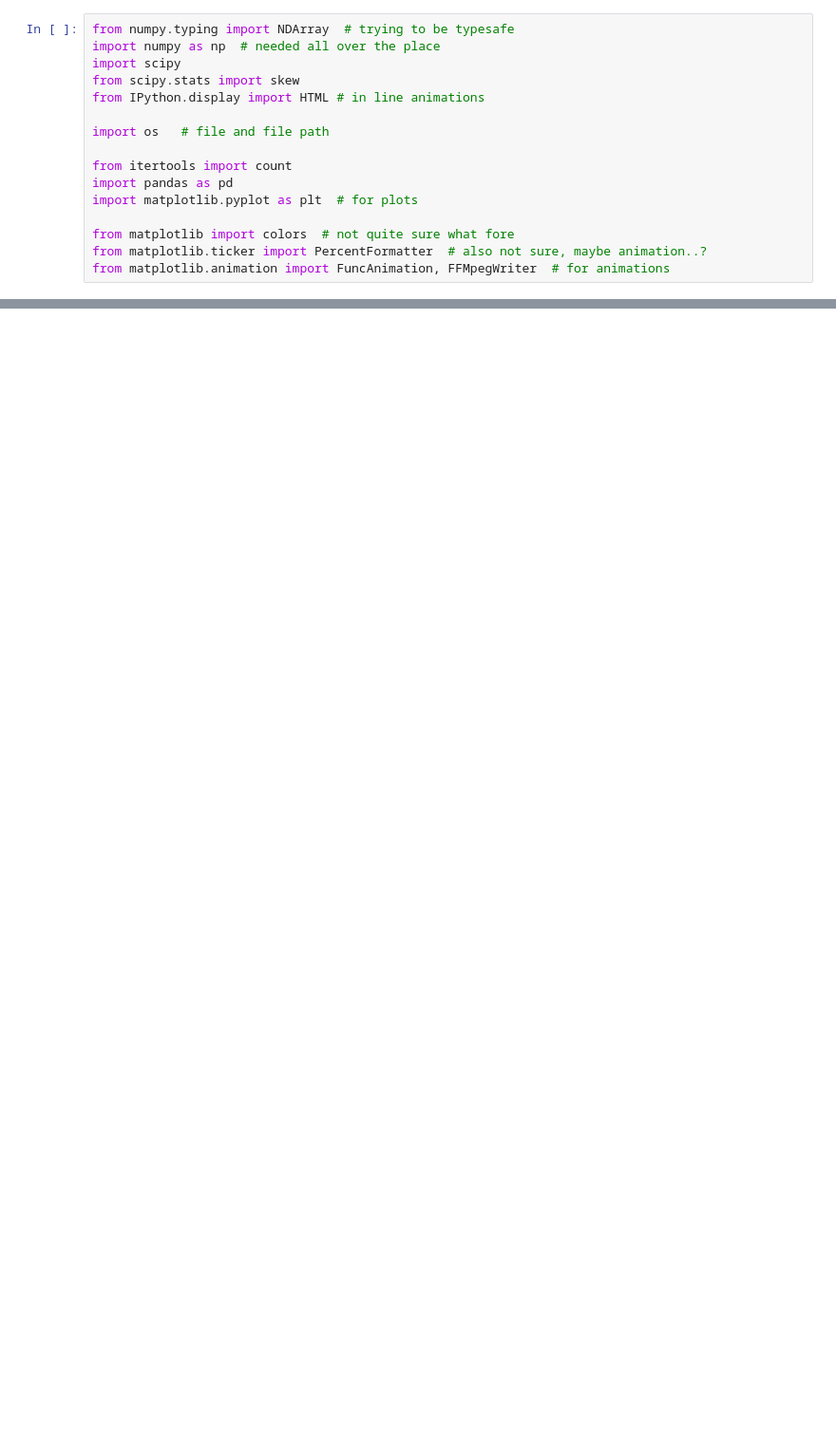
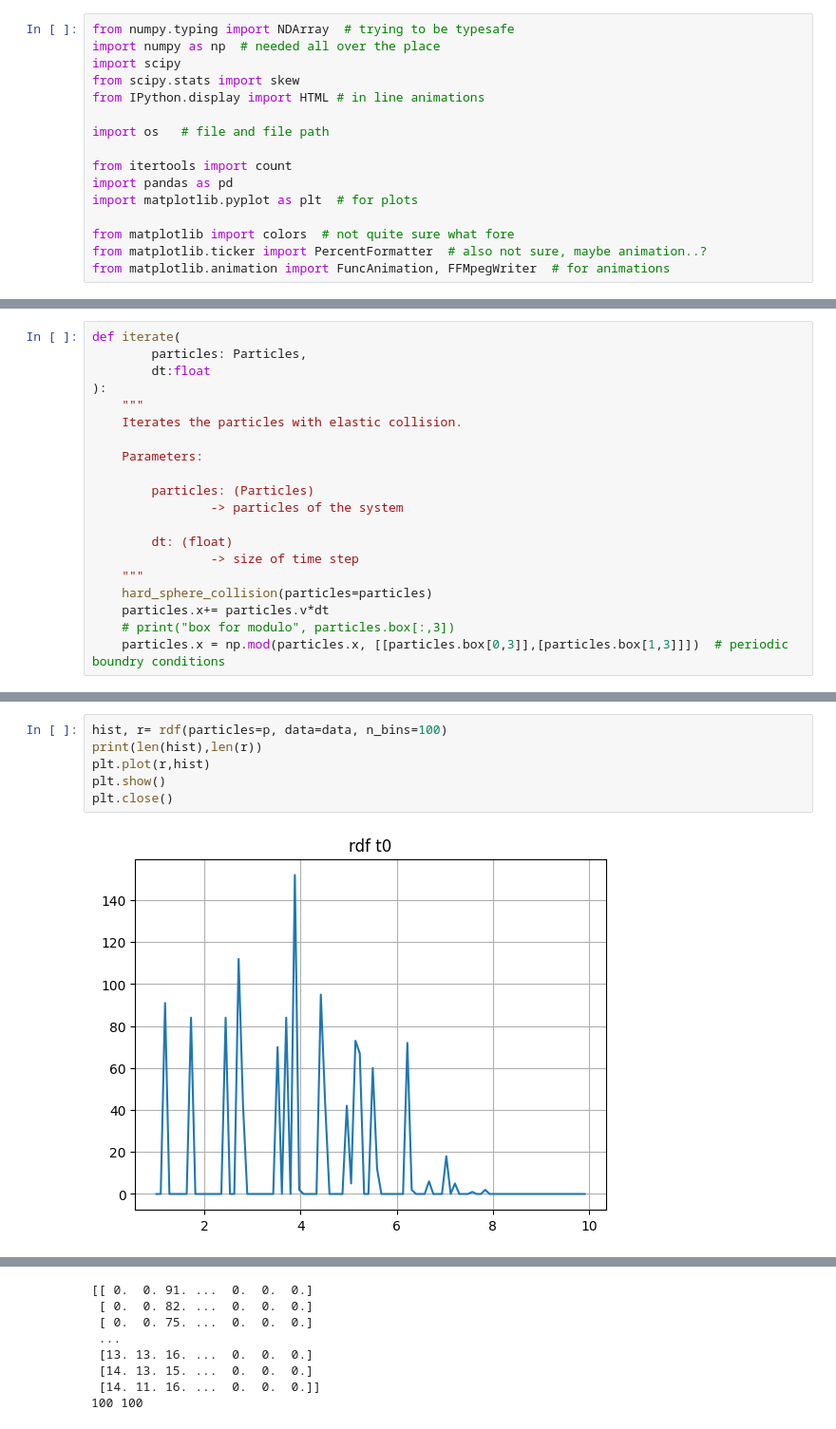
Before and after one commit to DominicNieder/Complex-Classical-Systems, a Jupyter notebook: Sheet06/sheet06-handin.ipynb, the cells around one changed output, grey strips where cells are left out. Shown: that part at 95% size. Saved outputs shown, nothing was run; the diff lists cells and outputs as text; blank space fills up the shorter version.

```diff
--- a/Sheet06/sheet06-handin.ipynb
+++ b/Sheet06/sheet06-handin.ipynb
@@ -162,3 +177,23 @@ def iterate(
+# %%
+def iterate(
+        particles: Particles,
+        dt:float
+):
+    """
+    Iterates the particles with elastic collision.
+
+    Parameters:
+
+        particles: (Particles)
+                -> particles of the system
+
+        dt: (float)
+                -> size of time step
+    """
+    hard_sphere_collision(particles=particles)
+    particles.x+= particles.v*dt
+    # print("box for modulo", particles.box[:,3])
+    particles.x = np.mod(particles.x, [[particles.box[0,3]],[particles.box[1,3]]])  # periodic boundry conditions
 # %%
 def simulate(
         particles:Particles,
@@ -176,0 +307,8 @@ def simulate(
+# %%
+hist, r= rdf(particles=p, data=data, n_bins=100)
+print(len(hist),len(r))
+plt.plot(r,hist)
+plt.show()
+plt.close()
+# %% [output]
+[figure, added]
@@ -176,0 +319,8 @@ def simulate(
+[[ 0.  0. 91. ...  0.  0.  0.]
+ [ 0.  0. 82. ...  0.  0.  0.]
+ [ 0.  0. 75. ...  0.  0.  0.]
+ ...
+ [13. 13. 16. ...  0.  0.  0.]
+ [14. 13. 15. ...  0.  0.  0.]
+ [14. 11. 16. ...  0.  0.  0.]]
+100 100
```
Also changed, not shown: parts of 15 cells of this notebook.
